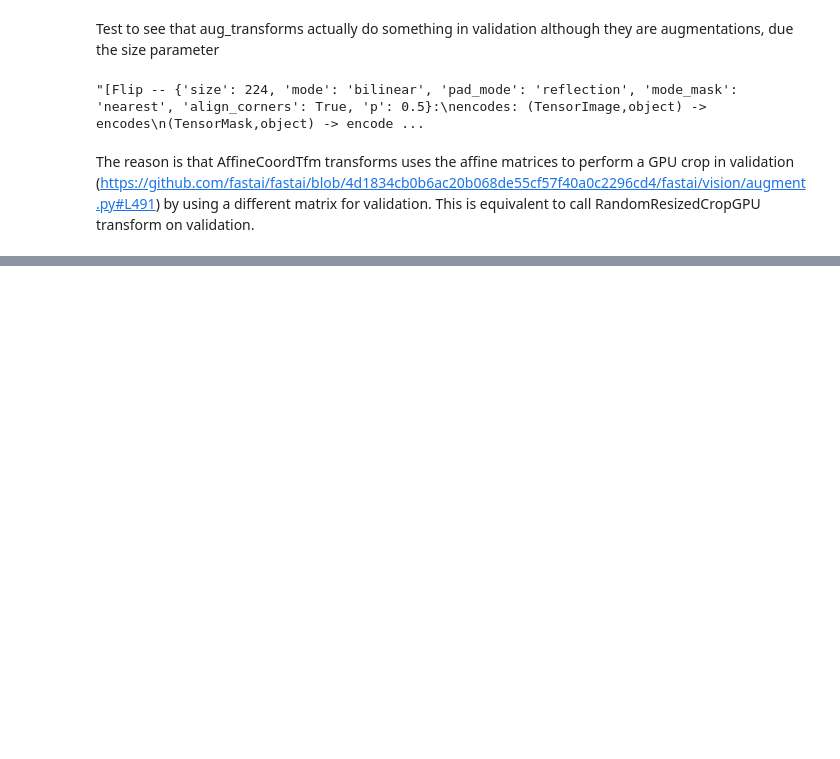
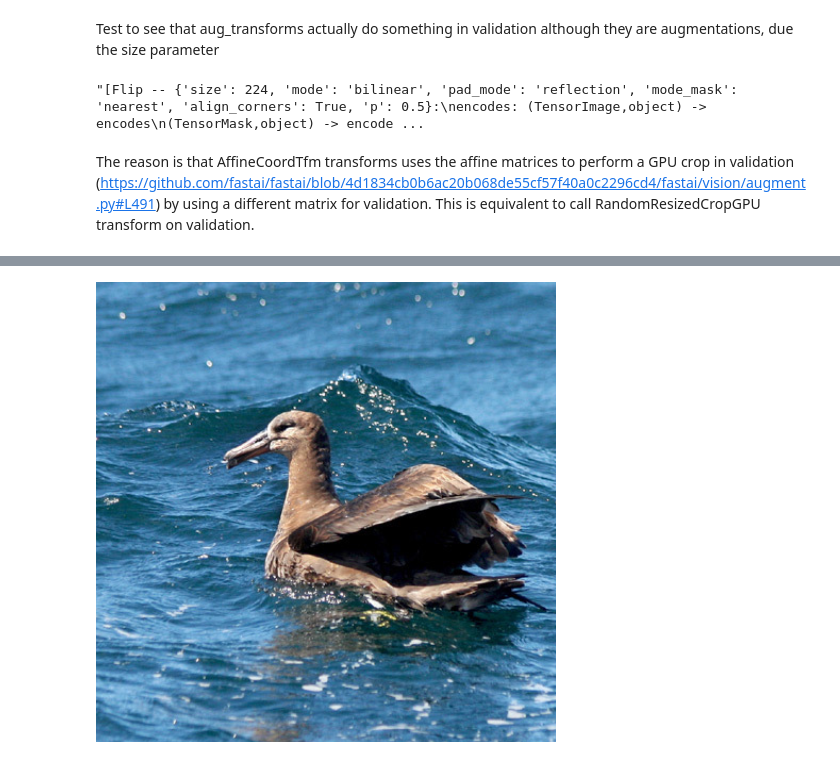
Before and after one commit to emepetres/birds-classification, a Jupyter notebook: training/notebooks/transforms-lab.ipynb, the cells around one changed output, grey strips where cells are left out. Saved outputs shown, nothing was run; the diff lists cells and outputs as text; code cells hidden in the pictures; blank space fills up the shorter version.

```diff
--- a/training/notebooks/transforms-lab.ipynb
+++ b/training/notebooks/transforms-lab.ipynb
@@ -176,0 +197,4 @@ The reason is that AffineCoordTfm transforms uses the affine matrices to perform
+# %%
+crop_rrc(im, split_idx=1)
+# %% [output]
+[figure, added]
```
Also changed, not shown: parts of 6 cells of this notebook, 1 other file.
